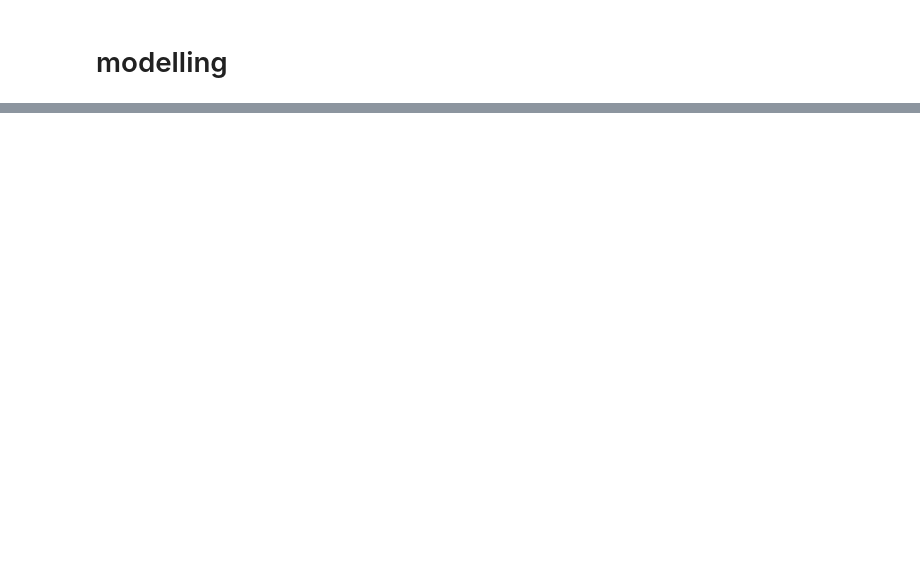
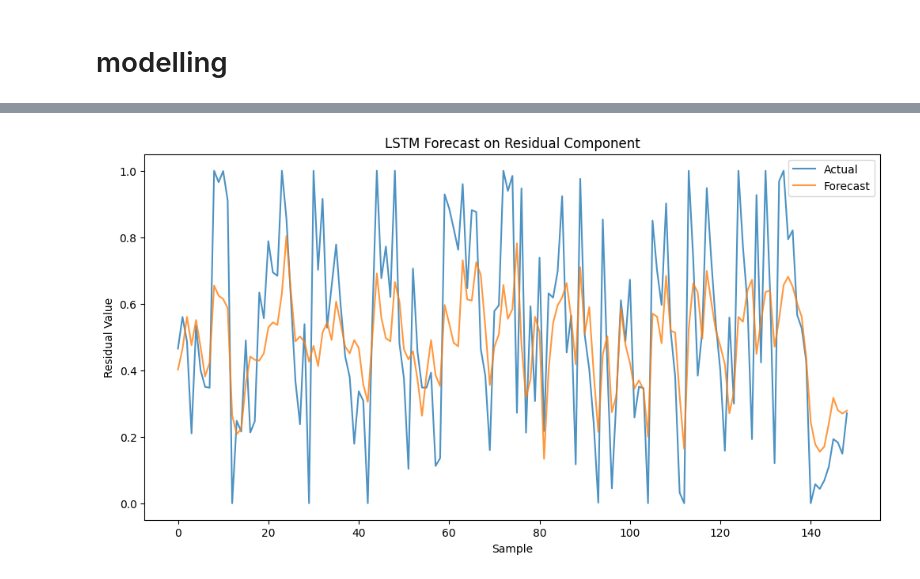
Before and after one commit to rakuzai/watermeter_pdam_STL-LSTM, a Jupyter notebook: main.ipynb, the cells around one changed output, grey strips where cells are left out. Saved outputs shown, nothing was run; the diff lists cells and outputs as text; code cells hidden in the pictures; blank space fills up the shorter version.

```diff
--- a/main.ipynb
+++ b/main.ipynb
@@ -585,13 +565,37 @@ plt.show()
 # %%
-# Calculate metrics
-r2 = r2_score(y_test_resid, y_pred_resid)
-mae = mean_absolute_error(y_test_resid, y_pred_resid)
-rmse = np.sqrt(mean_squared_error(y_test_resid, y_pred_resid))
-# If you get an error, use: rmse = np.sqrt(mean_squared_error(y_test_resid, y_pred_resid))
-mape = np.mean(np.abs((y_test_resid - y_pred_resid) / (y_test_resid + 1e-8))) * 100  # add small value to avoid division by zero
+for epoch in range(epochs):
+    model.train()
+    train_losses = []
+    for xb, yb in train_loader_resid:
+        xb, yb = xb.to(device), yb.to(device)
+        optimizer.zero_grad()
+        output = model(xb)
+        loss = criterion(output, yb)
+        loss.backward()
+        optimizer.step()
+        train_losses.append(loss.item())
+    avg_loss = np.mean(train_losses)
 
-print(f"R2 Score: {r2:.4f}")
-print(f"MAE: {mae:.4f}")
-print(f"RMSE: {rmse:.4f}")
-print(f"MAPE: {mape:.2f}%")
+    # Eval on train set (optional) or small eval set to monitor
+    model.eval()
+    with torch.no_grad():
+        output_test = model(X_test_resid_tensor.to(device))
+        test_loss = criterion(output_test, y_test_resid_tensor.to(device)).item()
+
+    print(f"Epoch {epoch+1}/{epochs}, Train Loss: {avg_loss:.4f}, Test Loss: {test_loss:.4f}")
+
+# Forecast pada test set
+model.eval()
+with torch.no_grad():
+    y_pred_resid = model(X_test_resid_tensor.to(device)).cpu().numpy()
+
+# Plot forecast vs actual
+plt.figure(figsize=(12,6))
+plt.plot(y_test_resid, label='Actual', alpha=0.8)
+plt.plot(y_pred_resid, label='Forecast', alpha=0.8)
+plt.xlabel('Sample')
+plt.ylabel('Residual Value')
+plt.title('LSTM Forecast on Residual Component')
+plt.legend()
+plt.show()
 # %% [output]
@@ -601,0 +619 @@ MAPE: 4272.41%
+[figure, added]
```
Also changed, not shown: parts of 41 cells of this notebook, 2 other files.
